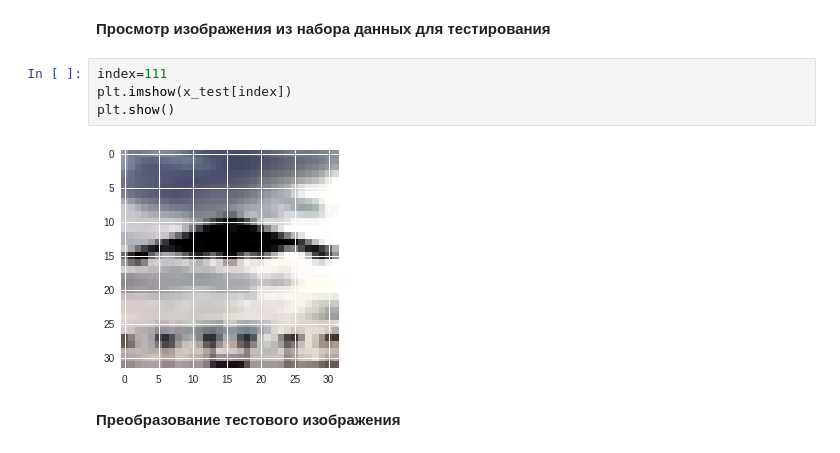
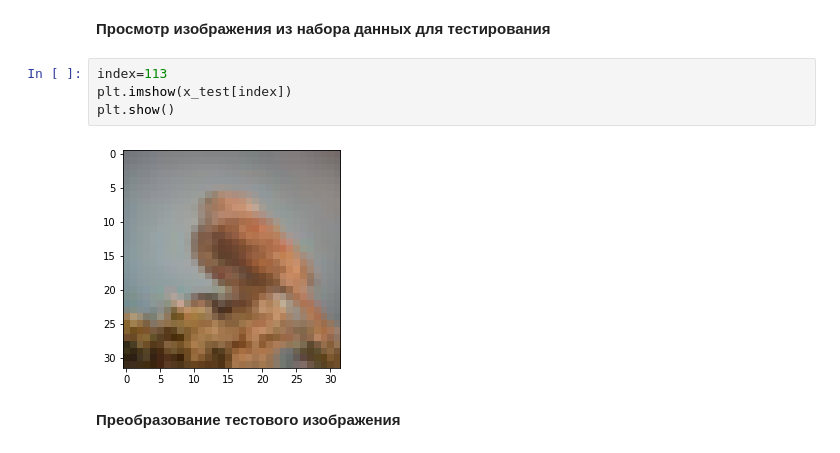
Before and after one commit to vasiliyeskin/MachineLearningExperiences, a Jupyter notebook: Google_TPU/Cifar10_TPU.ipynb, the cells around one changed output. Saved outputs shown, nothing was run; the diff lists cells and outputs as text.

```diff
--- a/Google_TPU/Cifar10_TPU.ipynb
+++ b/Google_TPU/Cifar10_TPU.ipynb
@@ -204,11 +228,11 @@ _________________________________________________________________
 # %% [markdown]
 **Просмотр изображения из набора данных для тестирования**
 # %%
-index=111
+index=113
 plt.imshow(x_test[index])
 plt.show()
 # %% [output]
-[figure, old version]
+[figure, new version]
 # %% [markdown]
 **Преобразование тестового изображения**
 # %%
```
Also changed, not shown: parts of 11 cells of this notebook.
